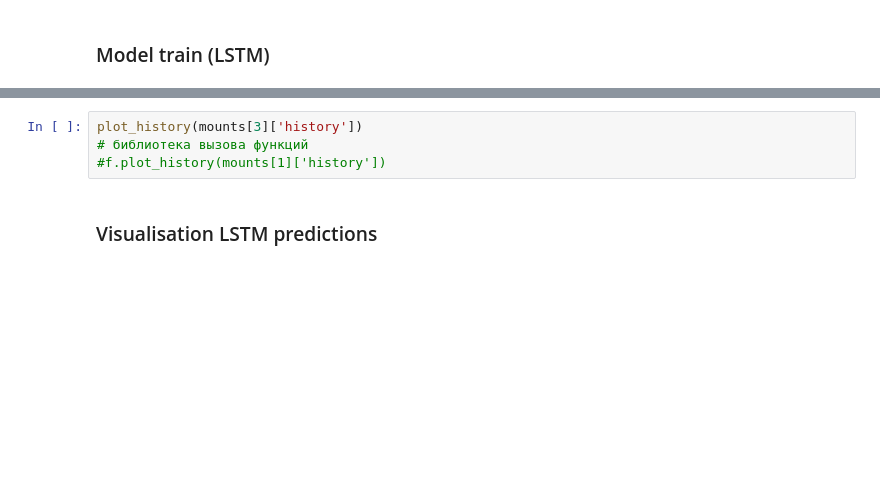
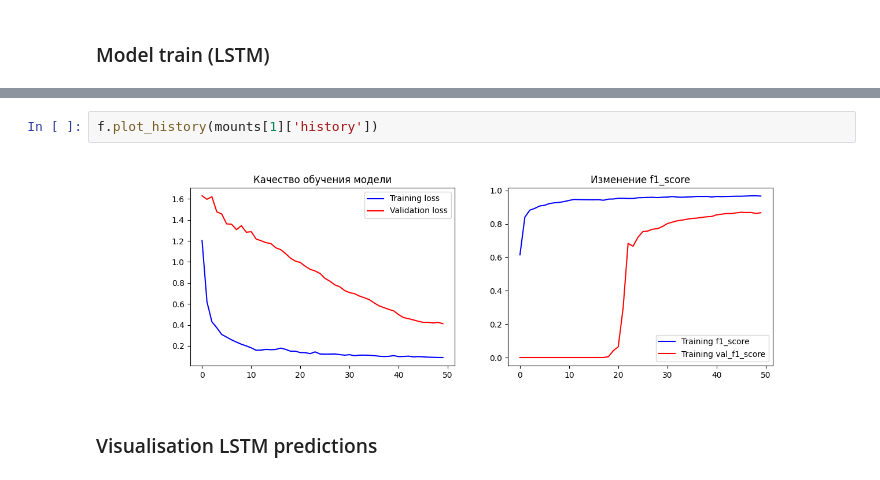
Before and after one commit to Alex1iv/Motorica_3, a Jupyter notebook: 2_model_nn.ipynb, the cells around one changed output, grey strips where cells are left out. Cells and saved outputs as stored; diff of their text form; blank space fills up the shorter version.

```diff
--- a/2_model_nn.ipynb
+++ b/2_model_nn.ipynb
@@ -717,6 +728,6 @@ for mount_name, mount in mounts.items():
 # %%
-plot_history(mounts[3]['history'])
-# библиотека вызова функций
-#f.plot_history(mounts[1]['history'])
+f.plot_history(mounts[1]['history'])
+# %% [output]
+[figure, added]
 # %% [markdown]
 ### Visualisation LSTM predictions
```
Also changed, not shown: parts of 14 cells of this notebook, 6 other files.
